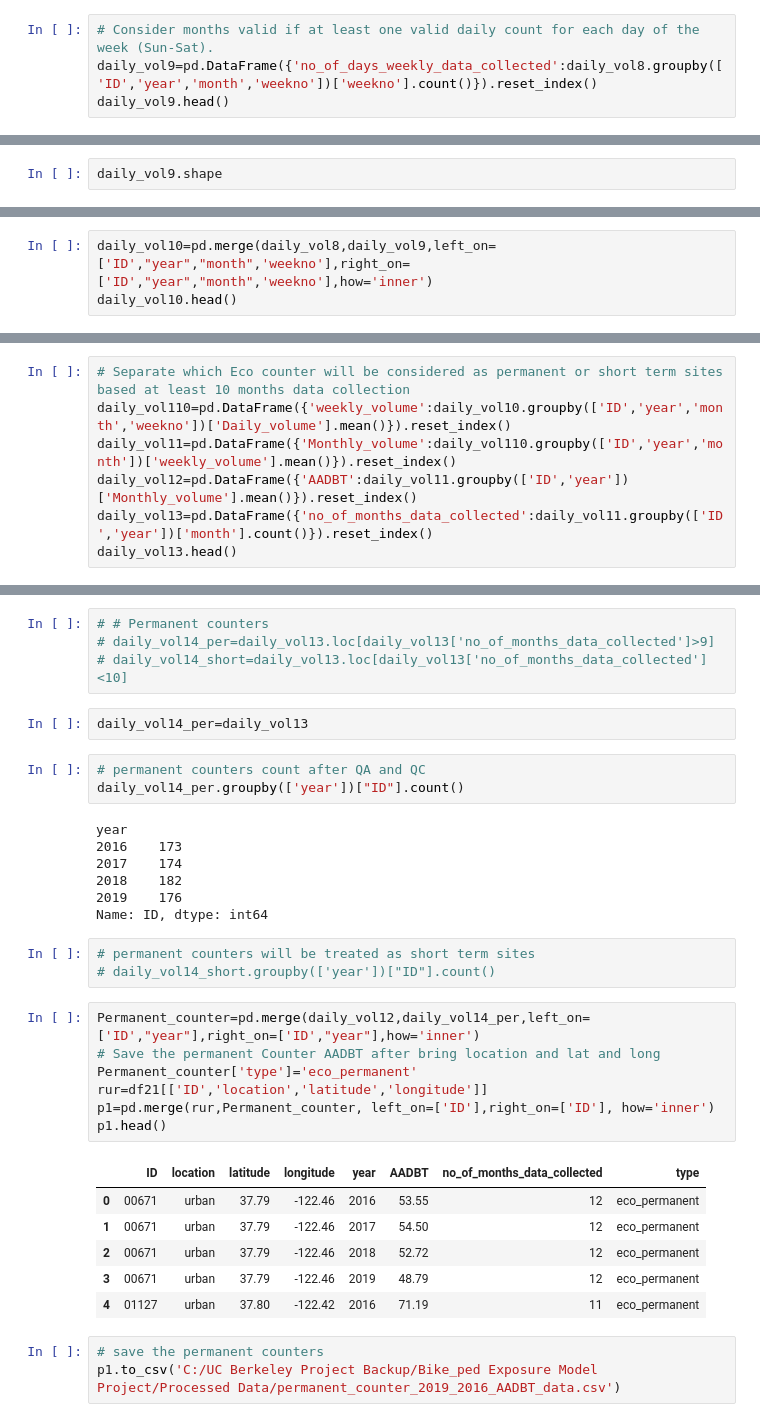
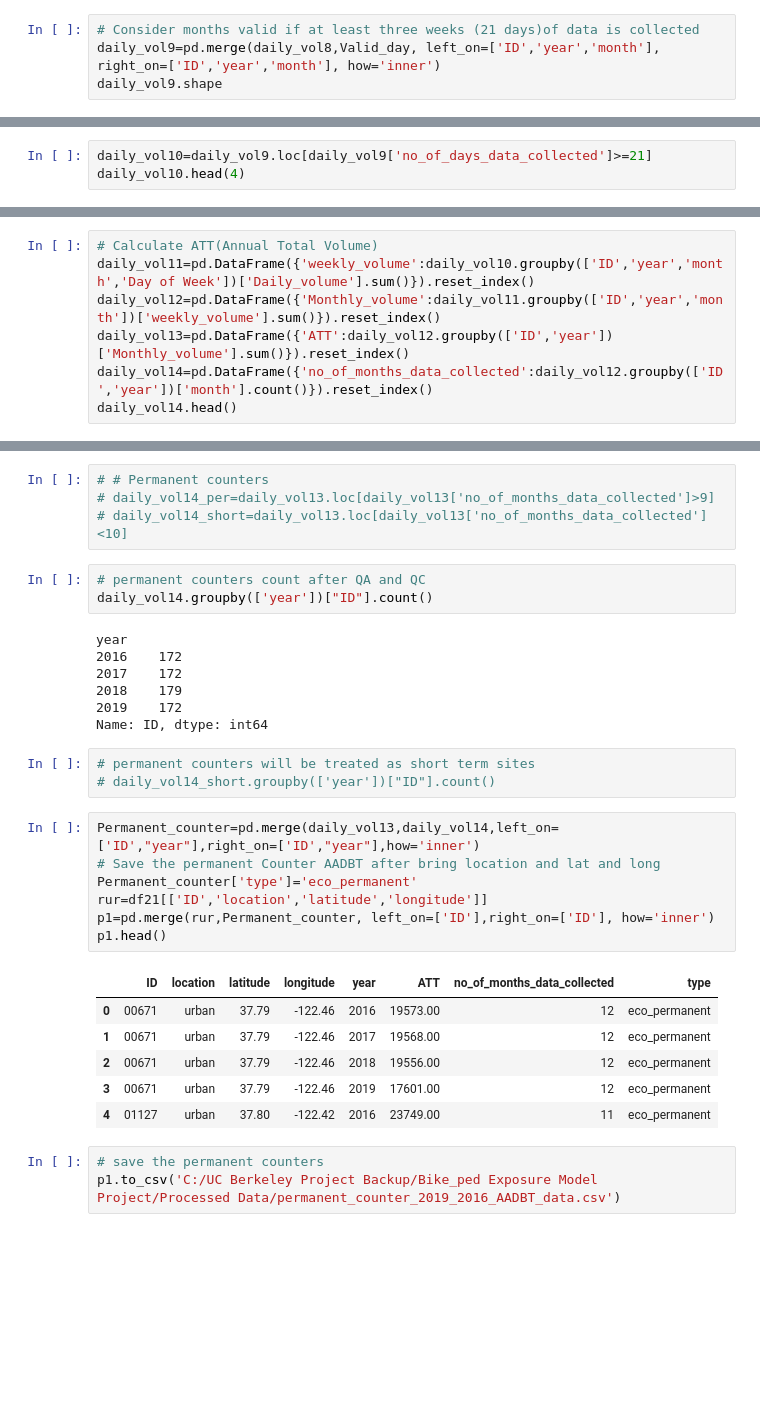
Before and after one commit to mintu07ruet/Bike-Exposure-Modeling, a Jupyter notebook: Expansion_Factor_development_coding/Data_Preparation_script.ipynb, the cells around one changed output, grey strips where cells are left out. Cells and saved outputs as stored; diff of their text form; blank space fills up the shorter version.

```diff
--- a/Expansion_Factor_development_coding/Data_Preparation_script.ipynb
+++ b/Expansion_Factor_development_coding/Data_Preparation_script.ipynb
@@ -544,5 +650,5 @@ daily_vol8.head()
 # %%
-# Consider months valid if at least one valid daily count for each day of the week (Sun-Sat).
-daily_vol9=pd.DataFrame({'no_of_days_weekly_data_collected':daily_vol8.groupby(['ID','year','month','weekno'])['weekno'].count()}).reset_index()
-daily_vol9.head()
+# Consider months valid if at least three weeks (21 days)of data is collected
+daily_vol9=pd.merge(daily_vol8,Valid_day, left_on=['ID','year','month'], right_on=['ID','year','month'], how='inner')
+daily_vol9.shape
 # %% [output]
@@ -555,3 +656,4 @@ daily_vol9.head()
 # %%
-daily_vol9.shape
+daily_vol10=daily_vol9.loc[daily_vol9['no_of_days_data_collected']>=21]
+daily_vol10.head(4)
 # %% [output]
@@ -565,3 +664,0 @@ daily_vol9.shape
-# %%
-daily_vol10=pd.merge(daily_vol8,daily_vol9,left_on=['ID',"year","month",'weekno'],right_on=['ID',"year","month",'weekno'],how='inner')
-daily_vol10.head()
@@ -576,12 +677,12 @@ daily_vol10.head()
 # save the Daily Volume
 daily_vol10.to_csv('C:/UC Berkeley Project Backup/Bike_ped Exposure Model Project/Processed Data/eco_daily_volume_2019_2016_data.csv')
 # %%
-# Separate which Eco counter will be considered as permanent or short term sites based at least 10 months data collection
-daily_vol110=pd.DataFrame({'weekly_volume':daily_vol10.groupby(['ID','year','month','weekno'])['Daily_volume'].mean()}).reset_index()
-daily_vol11=pd.DataFrame({'Monthly_volume':daily_vol110.groupby(['ID','year','month'])['weekly_volume'].mean()}).reset_index()
-daily_vol12=pd.DataFrame({'AADBT':daily_vol11.groupby(['ID','year'])['Monthly_volume'].mean()}).reset_index()
-daily_vol13=pd.DataFrame({'no_of_months_data_collected':daily_vol11.groupby(['ID','year'])['month'].count()}).reset_index()
-daily_vol13.head()
+# Calculate ATT(Annual Total Volume)
+daily_vol11=pd.DataFrame({'weekly_volume':daily_vol10.groupby(['ID','year','month','Day of Week'])['Daily_volume'].sum()}).reset_index()
+daily_vol12=pd.DataFrame({'Monthly_volume':daily_vol11.groupby(['ID','year','month'])['weekly_volume'].sum()}).reset_index()
+daily_vol13=pd.DataFrame({'ATT':daily_vol12.groupby(['ID','year'])['Monthly_volume'].sum()}).reset_index()
+daily_vol14=pd.DataFrame({'no_of_months_data_collected':daily_vol12.groupby(['ID','year'])['month'].count()}).reset_index()
+daily_vol14.head()
 # %% [output]
 |  | ID | year | no_of_months_data_collected |
 | 0 | 00671 | 2016 | 12 |
@@ -593,35 +694,33 @@ daily_vol13.head()
 # # Permanent counters
 # daily_vol14_per=daily_vol13.loc[daily_vol13['no_of_months_data_collected']>9]
 # daily_vol14_short=daily_vol13.loc[daily_vol13['no_of_months_data_collected']<10]
-# %%
-daily_vol14_per=daily_vol13
 # %%
 # permanent counters count after QA and QC
-daily_vol14_per.groupby(['year'])["ID"].count()
+daily_vol14.groupby(['year'])["ID"].count()
 # %% [output]
 year
-2016    173
-2017    174
-2018    182
-2019    176
+2016    172
+2017    172
+2018    179
+2019    172
 Name: ID, dtype: int64
 # %%
 # permanent counters will be treated as short term sites
 # daily_vol14_short.groupby(['year'])["ID"].count()
 # %%
-Permanent_counter=pd.merge(daily_vol12,daily_vol14_per,left_on=['ID',"year"],right_on=['ID',"year"],how='inner')
+Permanent_counter=pd.merge(daily_vol13,daily_vol14,left_on=['ID',"year"],right_on=['ID',"year"],how='inner')
 # Save the permanent Counter AADBT after bring location and lat and long
 Permanent_counter['type']='eco_permanent'
 rur=df21[['ID','location','latitude','longitude']]
 p1=pd.merge(rur,Permanent_counter, left_on=['ID'],right_on=['ID'], how='inner')
 p1.head()
 # %% [output]
-|  | ID | location | latitude | longitude | year | AADBT | no_of_months_data_collected | type |
-| 0 | 00671 | urban | 37.79 | -122.46 | 2016 | 53.55 | 12 | eco_permanent |
-| 1 | 00671 | urban | 37.79 | -122.46 | 2017 | 54.50 | 12 | eco_permanent |
-| 2 | 00671 | urban | 37.79 | -122.46 | 2018 | 52.72 | 12 | eco_permanent |
-| 3 | 00671 | urban | 37.79 | -122.46 | 2019 | 48.79 | 12 | eco_permanent |
-| 4 | 01127 | urban | 37.80 | -122.42 | 2016 | 71.19 | 11 | eco_permanent |
+|  | ID | location | latitude | longitude | year | ATT | no_of_months_data_collected | type |
+| 0 | 00671 | urban | 37.79 | -122.46 | 2016 | 19573.00 | 12 | eco_permanent |
+| 1 | 00671 | urban | 37.79 | -122.46 | 2017 | 19568.00 | 12 | eco_permanent |
+| 2 | 00671 | urban | 37.79 | -122.46 | 2018 | 19556.00 | 12 | eco_permanent |
+| 3 | 00671 | urban | 37.79 | -122.46 | 2019 | 17601.00 | 12 | eco_permanent |
+| 4 | 01127 | urban | 37.80 | -122.42 | 2016 | 23749.00 | 11 | eco_permanent |
 # %%
 # save the permanent counters
 p1.to_csv('C:/UC Berkeley Project Backup/Bike_ped Exposure Model Project/Processed Data/permanent_counter_2019_2016_AADBT_data.csv')
```
Also changed, not shown: parts of 34 cells of this notebook, 3 other files.
